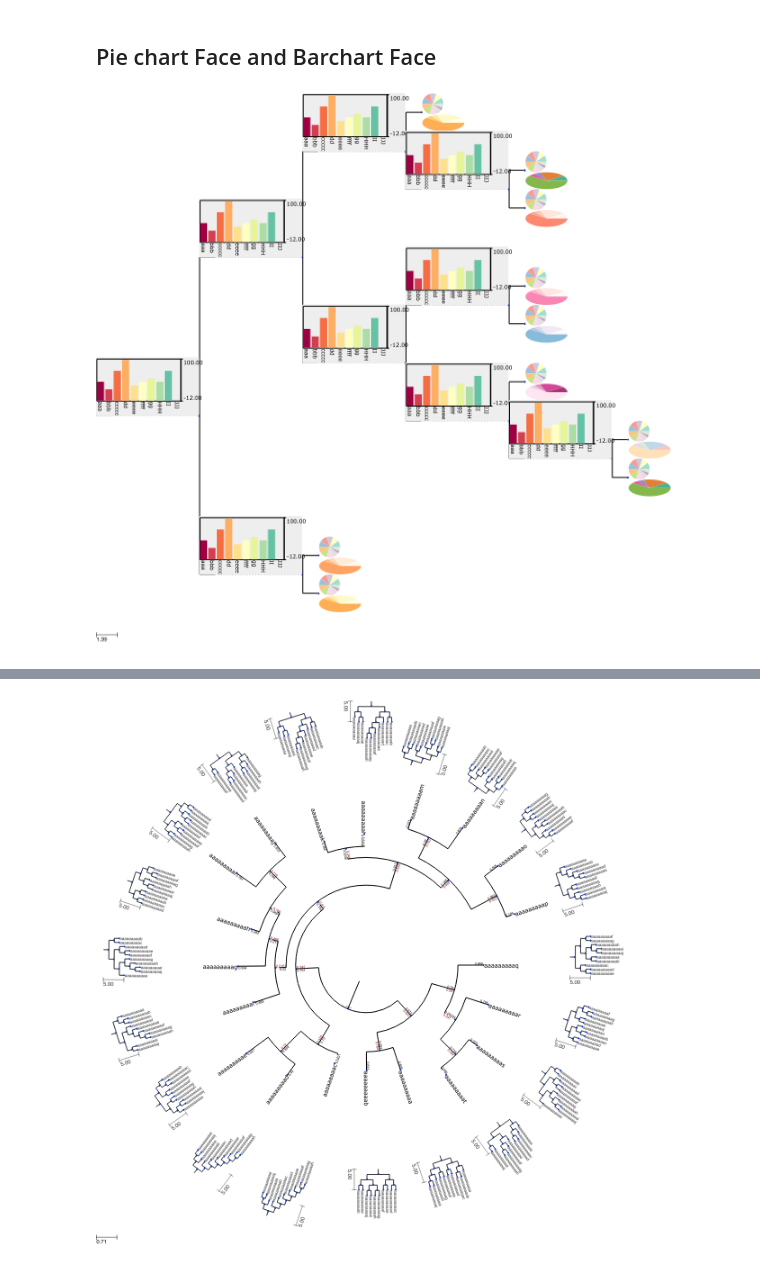
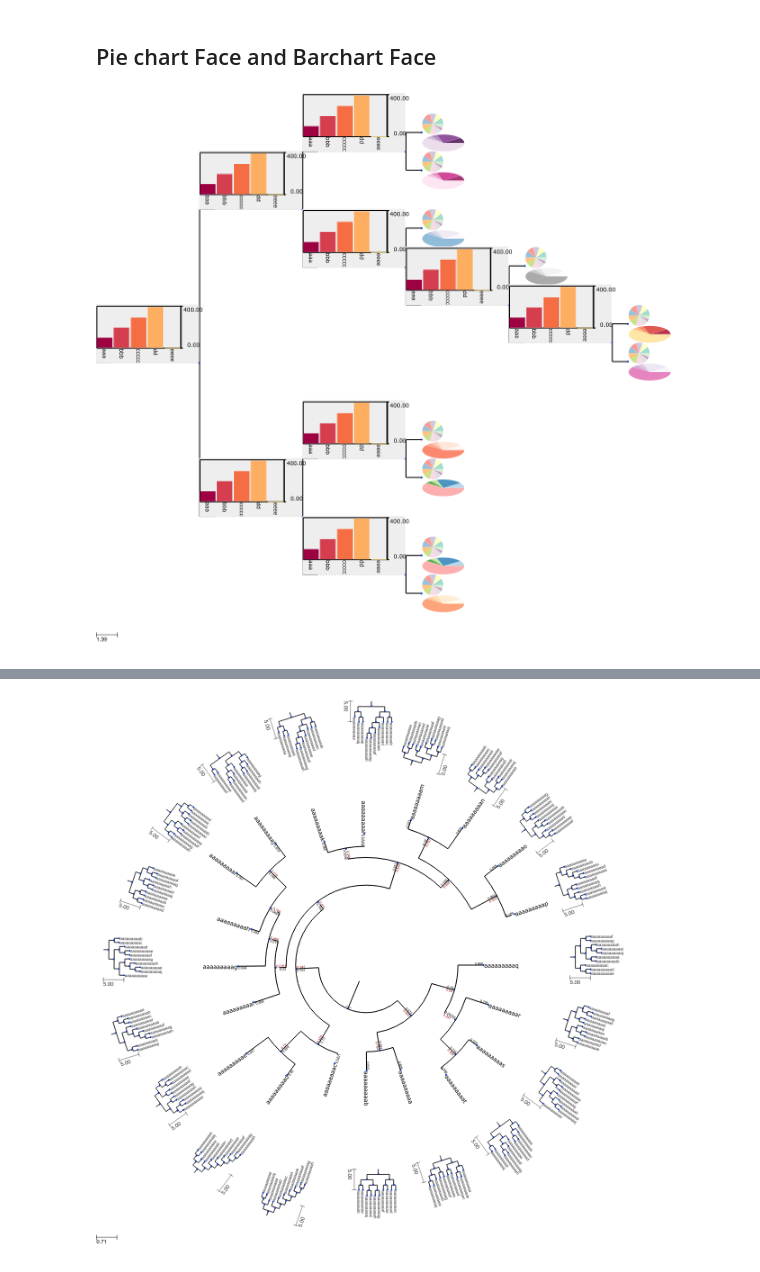
Before and after one commit to hamid58b/bio, a Jupyter notebook: ete/ETE Examples.ipynb, the cells around one changed output, grey strips where cells are left out. Drawn from its saved outputs; the diff is of its cells as text; code cells hidden in the pictures.

```diff
--- a/ete/ETE Examples.ipynb
+++ b/ete/ETE Examples.ipynb
@@ -13,2 +19,13 @@ print (ncbi.get_lineage(1979279))
 # %% [markdown]
 ## Load all leaves taxid given a node taxid
+# %%
+from ete3 import NCBITaxa, Tree, TreeStyle
+import numpy as np
+import pandas as pd
+
+#index_col='taxid'
+df=pd.read_csv("stats.csv", names=['taxid','CDS','CDS_Mean','exon','exon_Mean','gene','gene_Mean','mRNA','mRNA_Mean'])
+info=df.loc[df['taxid'] == 1028729].values.tolist()
+print(info)
+print(info[0][0])
+print (type(info))
@@ -15,9 +36,16 @@ print (ncbi.get_lineage(1979279))
 # %%
+from ete3 import NCBITaxa, Tree, TreeStyle
 import numpy as np
+import pandas as pd
+
 def load_gff_taxid():
-    #taxid_list=np.loadtxt("gffs.csv",usecols=[0])
-    taxid_list=[1979279, 9927,9598, 10090,9606, 7707, 8782,1979366]
-    return taxid_list
+    df=pd.read_csv("stats.csv", names=['taxid','CDS','CDS_Mean','exon','exon_Mean','gene','gene_Mean','mRNA','mRNA_Mean'])
+    #taxid_list=df.index
+    #print(taxid_list)
+    df.loc[df['taxid'] == 1028729]
+
+    #df.query('taxid=="1028729"')
+    return df['taxid']
 
 def get_gff_files(nodeid):
     ncbi =NCBITaxa()
@@ -27,4 +55,4 @@ def get_gff_files(nodeid):
         if nodeid in ncbi.get_lineage(taxid):
             gff_list.append(taxid)
     return gff_list
-get_gff_files(33154)
+get_gff_files(4890)
@@ -33,13 +58,0 @@ get_gff_files(33154)
-# %%
-from ete3 import NCBITaxa, Tree, TreeStyle
-from IPython.display import Image, display
-
-ncbi = NCBITaxa()
-tax_list=[1979279, 9927,9598, 10090,9606, 7707, 8782,1979366]
-t = ncbi.get_topology(tax_list,intermediate_nodes=False)
-
-for node in t:
-    node.add_features(color=colors.get(node.name, "none"))
-    node.add_features(tax2name=  str(get_name(int(node.name)) ))
-print t.get_ascii(attributes=["name" ,"tax2name"], show_internal=False)
-t.show()
@@ -338,35 +463,35 @@ def layout(node):
                               width=100, height=40)
         F.border.width = None
         F.opacity = 0.8
         faces.add_face_to_node(F,node, 0, position="branch-right")
     else:
-        F= faces.BarChartFace([40,20,70,100,30,40,50,40,70,-12], min_value=-12,
+        F= faces.BarChartFace([100,200,300,400,-12], min_value=0,
                               colors=COLOR_SCHEMES["spectral"],
                               labels = "aaa,bbb,cccccc,dd,eeee,ffff,gg,HHH,II,JJJ,KK".split(","),
                               label_fsize=10, scale_fsize=10)
         faces.add_face_to_node(F,node, 0, position="branch-top")
         F.background.color = "#eee"
 
 def get_example_tree():
     t = Tree()
     ts = TreeStyle()
     ts.layout_fn = layout
     ts.mode = "r"
     ts.show_leaf_name = False
     t.populate(10)
     for leaf in t:
       leaf.add_features(num= "num: "+str(len(leaf)))
 
     return t, ts
 
 if __name__ == '__main__':
     t, ts = get_example_tree()
 
     t.render("piechart.png", w=600, tree_style=ts)
     display(Image(filename='piechart.png'))
     t.show(tree_style=ts)
 # %% [output]
-[figure, old version]
+[figure, new version]
 # %%
 import os
 os.system('python tree1.py')
```
Also changed, not shown: parts of 9 cells of this notebook, 6 other files.
